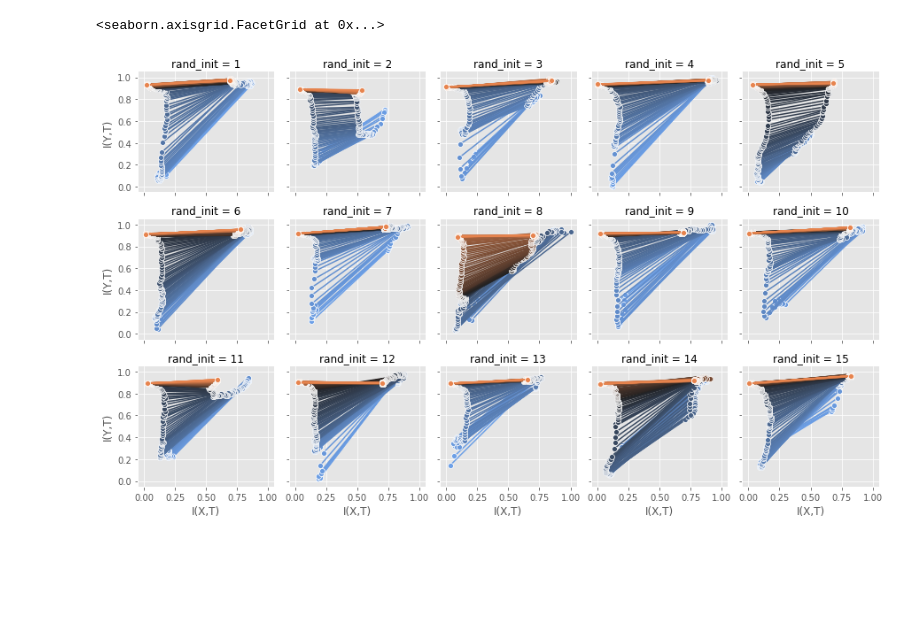
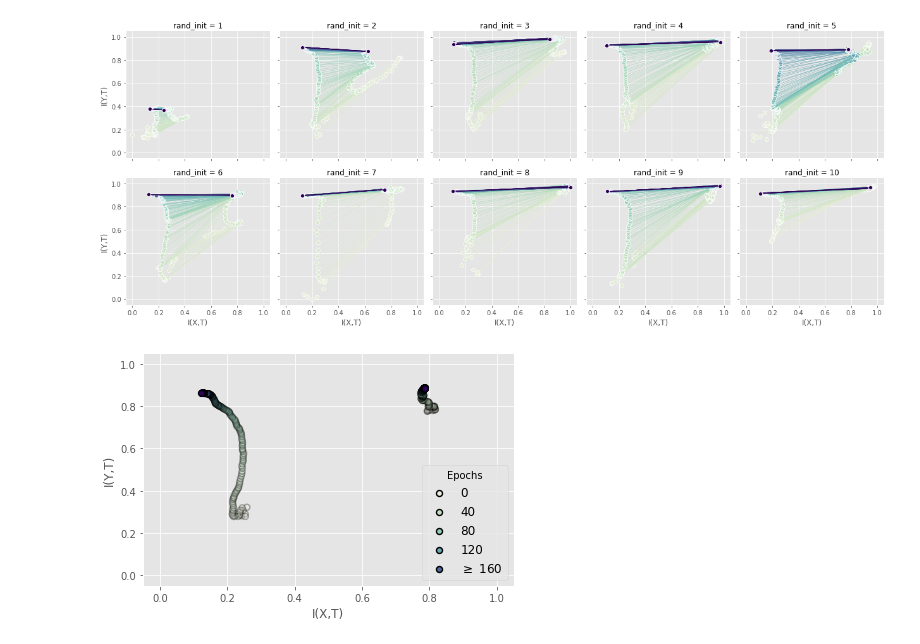
Before and after one commit to rocabrera/nn-info-pgc, a Jupyter notebook: project/notebooks/create_trajectories_figures.ipynb, the cells around one changed output. Drawn from its saved outputs; the diff is of its cells as text; code cells hidden in the pictures; blank space fills up the shorter version.

```diff
--- a/project/notebooks/create_trajectories_figures.ipynb
+++ b/project/notebooks/create_trajectories_figures.ipynb
@@ -4,11 +7,3 @@ import os
 from os import path
 root_path = os.path.dirname(os.getcwd())
 sys.path.insert(0, root_path)
-# %%
-import re
-import pandas as pd
-import matplotlib.pyplot as plt
-from matplotlib.colors import LogNorm
-plt.style.use('ggplot')
-import seaborn as sns
-from sklearn.preprocessing import MinMaxScaler
@@ -123,13 +18,0 @@ NameError: name 'epoch' is not defined
-# %%
-g = sns.FacetGrid(df, col="rand_init", height=2.5, col_wrap=5)
-g.map_dataframe(sns.lineplot,
-                x="I(X,T)",
-                y="I(Y,T)",
-                hue="epoch",
-                estimator=None,
-                marker="o",
-                palette=sns.diverging_palette(250, 30, l=65, center="dark", as_cmap=True),
-                legend=None)
-# %% [output]
-<seaborn.axisgrid.FacetGrid at 0x...>
-[figure, removed]
@@ -135,0 +21,8 @@ g.map_dataframe(sns.lineplot,
+# %%
+create_lineplot_rand_init(df)
+# %% [output]
+[figure, added]
+# %%
+create_scatter_mean_trajectory(df)
+# %% [output]
+[figure, added]
```
Also changed, not shown: parts of 7 cells of this notebook, 1 other file.
